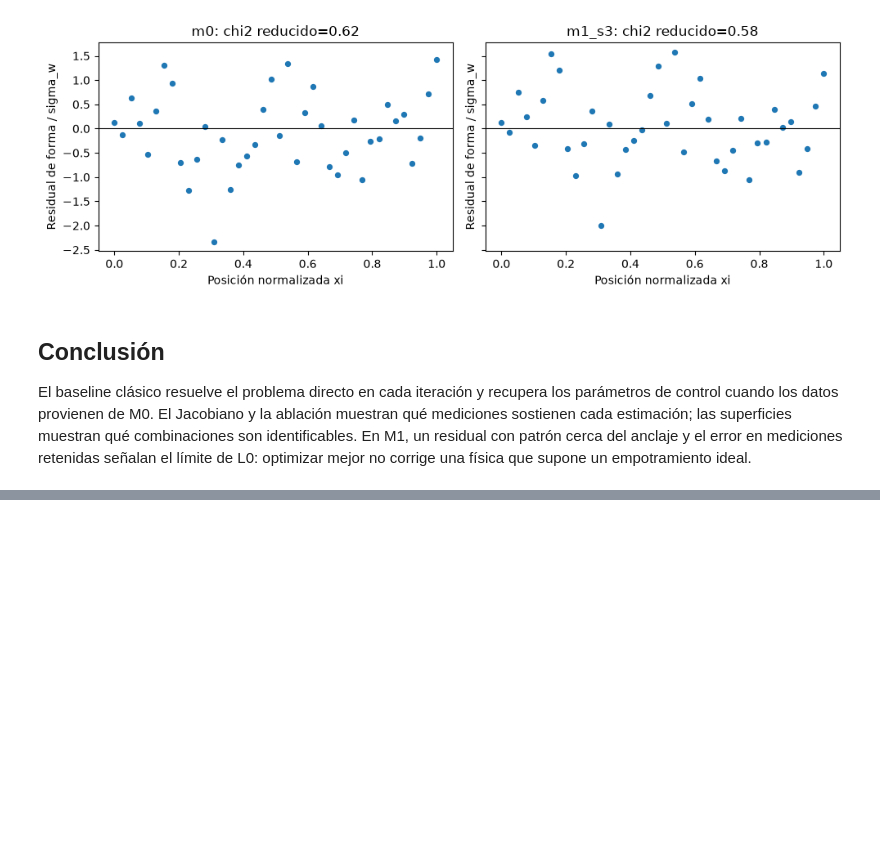
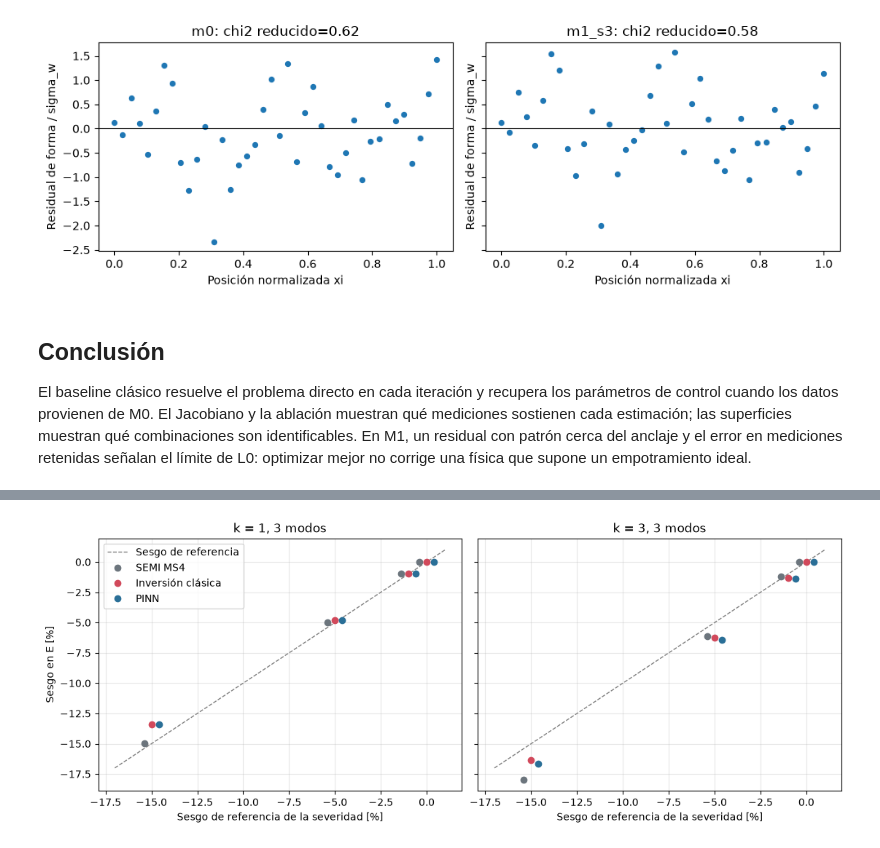
Before and after one commit to isabellaarangor/proyecto-integrador-team39-MNA, a Jupyter notebook: entregables/avance3/Avance3.39.ipynb, the cells around one changed output, grey strips where cells are left out. Cells and saved outputs as stored; diff of their text form; code cells hidden in the pictures; blank space fills up the shorter version.

```diff
--- a/entregables/avance3/Avance3.39.ipynb
+++ b/entregables/avance3/Avance3.39.ipynb
@@ -705,0 +565,18 @@ tablas generadas por este notebook.
+# %%
+import sys
+from pathlib import Path
+
+# Busca la raíz del repositorio subiendo desde la carpeta actual
+RAIZ = next(p for p in [Path.cwd(), *Path.cwd().parents] if (p / "src" / "pinn_mems").is_dir())
+sys.path.insert(0, str(RAIZ / "src"))
+
+import matplotlib.pyplot as plt
+import numpy as np
+import pandas as pd
+
+from pinn_mems import metricas
+from pinn_mems.nist.semi_ms4 import CONFIG, ejemplo_marshall, hash_metodo
+
+pd.set_option("display.float_format", lambda v: f"{v:.3g}")
+METODOS = list(metricas.COLORES)  # SEMI MS4, inversión clásica y PINN, siempre en este orden y color
+REFERENCIA = {"m0": 0.0, "m1_s1": -1.0, "m1_s3": -5.0, "m1_s5": -15.0}  # sesgo de la fórmula estándar por caso, en %
@@ -705,0 +637,6 @@ tablas generadas por este notebook.
+# %%
+todas = pd.concat([metricas.tabla(metricas.cargar(m)) for m in METODOS], ignore_index=True)
+todas["bloque"] = np.select([todas["sin_ruido"], todas["N"] != 15], ["verificación", "curva de aprendizaje"], "principal")
+todas["error_E_pct"] = 100 * todas["err_E"]
+display(todas.groupby(["bloque", "metodo"]).size().unstack()[METODOS].rename(columns=metricas.NOMBRES))
+print("Corridas fallidas:", int(todas["fallo"].sum()))
@@ -705,0 +674,6 @@ tablas generadas por este notebook.
+# %%
+principal = todas[todas["bloque"] == "principal"]
+celdas = metricas.resumen(principal, por=("caso", "k", "n_modos", "metodo"))
+sesgo = celdas["sesgo_E_pct"].unstack("metodo")[METODOS].rename(columns=metricas.NOMBRES)
+sesgo.insert(0, "Sesgo de referencia", [REFERENCIA[c] for c in sesgo.index.get_level_values("caso")])
+display(sesgo.style.format("{:.2f}").set_caption("Sesgo en E [%] por celda (mediana de 10 semillas)"))
@@ -705,0 +700,15 @@ tablas generadas por este notebook.
+# %%
+fig, axes = plt.subplots(1, 2, figsize=(11, 4.2), sharey=True, constrained_layout=True)
+for ax, k in zip(axes, (1, 3)):
+    ax.plot([-17, 1], [-17, 1], color="gray", ls="--", lw=1, label="Sesgo de referencia")
+    for j, m in enumerate(METODOS):
+        r = celdas.xs((k, 3, m), level=("k", "n_modos", "metodo"))
+        x = np.array([REFERENCIA[c] for c in r.index]) + (j - 1) * 0.4  # desplazados para que no se encimen
+        ax.plot(x, r["sesgo_E_pct"], "o", color=metricas.COLORES[m], label=metricas.NOMBRES[m])
+    ax.set(title=f"k = {k}, 3 modos", xlabel="Sesgo de referencia de la severidad [%]")
+    ax.grid(alpha=0.3)
+axes[0].set_ylabel("Sesgo en E [%]")
+axes[0].legend()
+plt.show()
+# %% [output]
+[figure, added]
```
Also changed, not shown: parts of 44 cells of this notebook, 4 other files.
